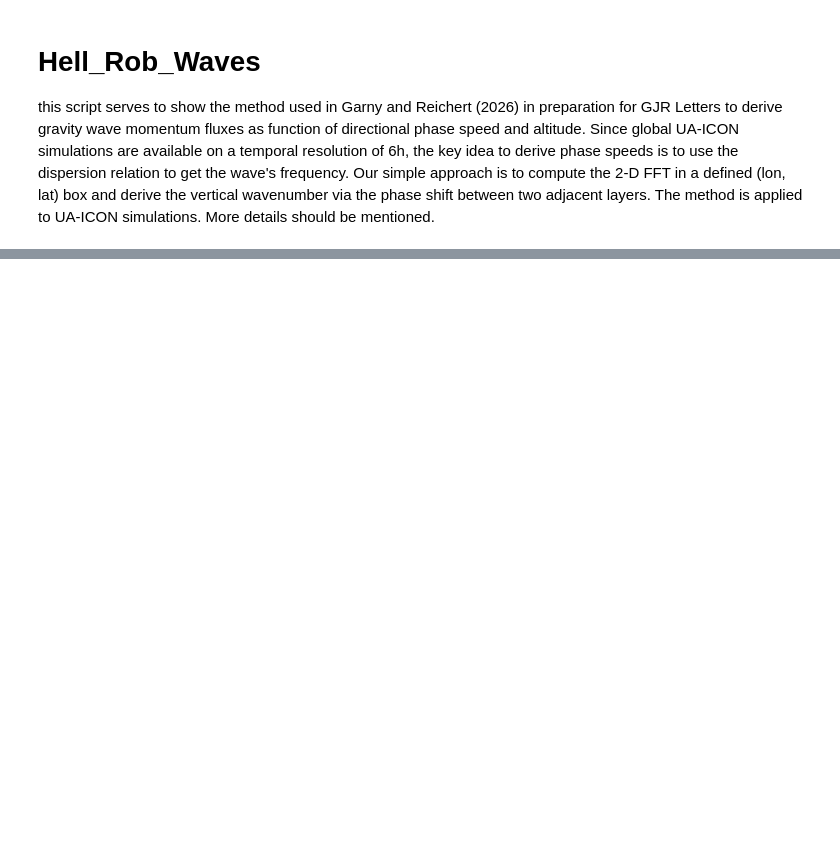
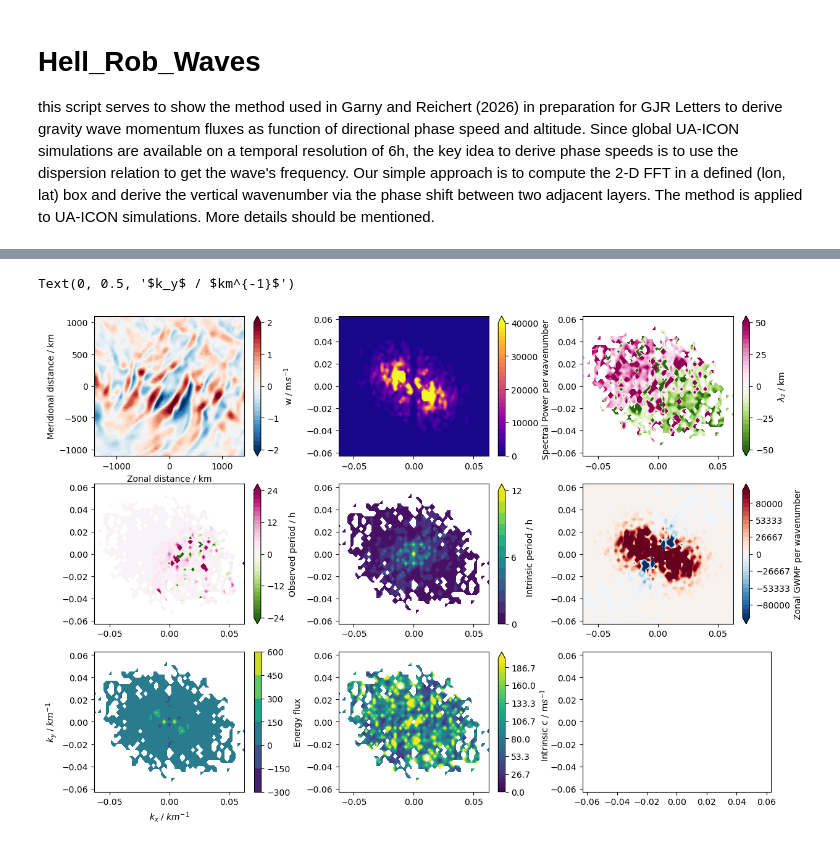
Before and after one commit to Waveguyde/Hell_Rob_waves, a Jupyter notebook: notebooks/Hell_Rob_FFT_applications.ipynb, the cells around one changed output, grey strips where cells are left out. Drawn from its saved outputs; the diff is of its cells as text; code cells hidden in the pictures; blank space fills up the shorter version.

```diff
--- a/notebooks/Hell_Rob_FFT_applications.ipynb
+++ b/notebooks/Hell_Rob_FFT_applications.ipynb
@@ -182,6 +184,4 @@ cbar = fig.colorbar(plot_w_high, orientation='horizontal',extend='both',label='V
 # Define Box of interest
 ds_box  = pert.sel(lon=slice(-80,-40),lat=slice(-60,-40)).isel(time=1)
 cart_ds = robfft.lonlat_to_cartesian_grid(ds_box, lon="lon", lat="lat")
-rob_res = robfft.compute_vertical_wavenumber_and_intrinsic_frequency(cart_ds,'w',dim_x='x',dim_y='y',dim_z='alt',tapering=True,lat_mean=-50)
-MF_res  = robfft.compute_momentum_flux(cart_ds,dim_x='x',dim_y='y',dim_z='alt', tapering=True)
-EF_res  = robfft.compute_energy_flux(cart_ds,dim_x='x',dim_y='y',dim_z='alt', tapering=True)
+rob_res = robfft.get_wave_parameters(cart_ds,'w',dim_x='x',dim_y='y',dim_z='alt',tapering=True,lat_mean=-50)
@@ -260,0 +188,67 @@ Text(0, 0.5, '$k_y$ / $km^{-1}$')
+# %%
+z0 = 99_500
+MF_threshold = 1_000
+
+power      = rob_res['spectral_power'].sel(alt=z0, method='nearest').T
+lz_field   = 2*np.pi/rob_res['m'].sel(alt=z0, method='nearest').T*1e-3
+tau_field  = 2*np.pi/rob_res['omega_shifted'].sel(alt=z0, method='nearest').T/3_600
+taui_field = 2*np.pi/rob_res['omega'].sel(alt=z0, method='nearest').T/3_600
+MF_field   = rob_res['uw'].sel(alt=z0, method='nearest').T
+EF_field   = rob_res['pw'].sel(alt=z0, method='nearest').T
+KX, KY  = np.meshgrid(rob_res.kx, rob_res.ky)
+K_ABS   = np.sqrt(KX**2+KY**2)
+c_field = rob_res['omega'].sel(alt=z0, method='nearest').T/K_ABS
+
+rows, colm = watson.define_grid(7)
+
+gskw = {"hspace": 0.2, "wspace": 0.3, "width_ratios": colm*[1], "height_ratios": rows*[1]}
+fig, axes = plt.subplots(rows,colm,figsize=(10*1.414,10), sharey=False, sharex=False, gridspec_kw=gskw)
+
+plot_w = axes[0,0].contourf(cart_ds.x*1e-3,cart_ds.y*1e-3,cart_ds['w'].sel(alt=z0,method='nearest'),levels=np.linspace(-2,2,31),cmap='RdBu_r',extend='both')
+cbar   = fig.colorbar(plot_w,label='w / m$s^{-1}$',ticks=[-2,-1,0,1,2])
+
+plot_spectrum = axes[0,1].contourf(rob_res.kx*1e3,rob_res.ky*1e3,power,levels=np.linspace(0,40_000,31),cmap='plasma',extend='max')
+cbar          = fig.colorbar(plot_spectrum,label='Spectral Power per wavenumber',ticks=[0,10_000,20_000,30_000,40_000])
+
+lz_masked = np.ma.masked_where(np.abs(MF_field) <= MF_threshold, lz_field)
+plot_lz   = axes[0,2].contourf(rob_res.kx*1e3, rob_res.ky*1e3, lz_masked, levels=np.linspace(-50,50,31),cmap='PiYG_r',extend='both')
+cbar      = fig.colorbar(plot_lz, label='$\lambda_z$ / km', ticks=[-50,-25,0,25,50])
+
+tau_masked = np.ma.masked_where(np.abs(MF_field) <= MF_threshold, tau_field)
+plot_tau   = axes[1,0].contourf(rob_res.kx*1e3, rob_res.ky*1e3, tau_masked, levels=np.linspace(-24,24,31),extend='both',cmap='PiYG_r')
+cbar       = fig.colorbar(plot_tau, label='Observed period / h', ticks=[-24,-12,0,12,24])
+
+taui_masked = np.ma.masked_where(np.abs(MF_field) <= MF_threshold, taui_field)
+plot_taui   = axes[1,1].contourf(rob_res.kx*1e3, rob_res.ky*1e3, taui_masked, levels=np.linspace(0,12,13),extend='max')
+cbar        = fig.colorbar(plot_taui, label='Intrinsic period / h', ticks=[0,6,12])
+
+plot_MF = axes[1,2].contourf(rob_res.kx*1e3, rob_res.ky*1e3, MF_field, levels=np.linspace(-100_000,100_000,31),extend='both',cmap='RdBu_r')
+cbar    = fig.colorbar(plot_MF, label='Zonal GWMF per wavenumber')
+
+EF_masked = np.ma.masked_where(np.abs(MF_field) <= MF_threshold, EF_field)
+plot_EF   = axes[2,0].contourf(rob_res.kx*1e3, rob_res.ky*1e3, EF_masked)
+cbar      = fig.colorbar(plot_EF, label='Energy flux')
+
+c_masked = np.ma.masked_where(np.abs(MF_field) <= MF_threshold, c_field)
+plot_c = axes[2,1].contourf(rob_res.kx*1e3, rob_res.ky*1e3, c_masked, levels=np.linspace(0,200,31), extend='max')
+cbar   = fig.colorbar(plot_c, label='Intrinsic c / m$s^{-1}$')
+
+xlim0=[-2*np.pi/100,2*np.pi/100]
+xlim=[[cart_ds.x[0]*1e-3,cart_ds.x[-1]*1e-3],xlim0,xlim0,
+      xlim0,xlim0,xlim0,
+      xlim0,xlim0,xlim0]
+ylim=[[cart_ds.y[0]*1e-3,cart_ds.y[-1]*1e-3],xlim0,xlim0,
+      xlim0,xlim0,xlim0,
+      xlim0,xlim0,xlim0]
+for i in range(rows):
+    for j in range(colm):
+        axes[i,j].set_xlim(xlim[j+i*rows])
+        axes[i,j].set_ylim(ylim[j+i*rows])
+
+axes[0,0].set_xlabel('Zonal distance / km')
+axes[0,0].set_ylabel('Meridional distance / km')
+axes[2,0].set_xlabel('$k_x$ / $km^{-1}$')
+axes[2,0].set_ylabel('$k_y$ / $km^{-1}$')
+# %% [output]
+Text(0, 0.5, '$k_y$ / $km^{-1}$')
+[figure, added]
```
Also changed, not shown: parts of 7 cells of this notebook, 1 other file.
